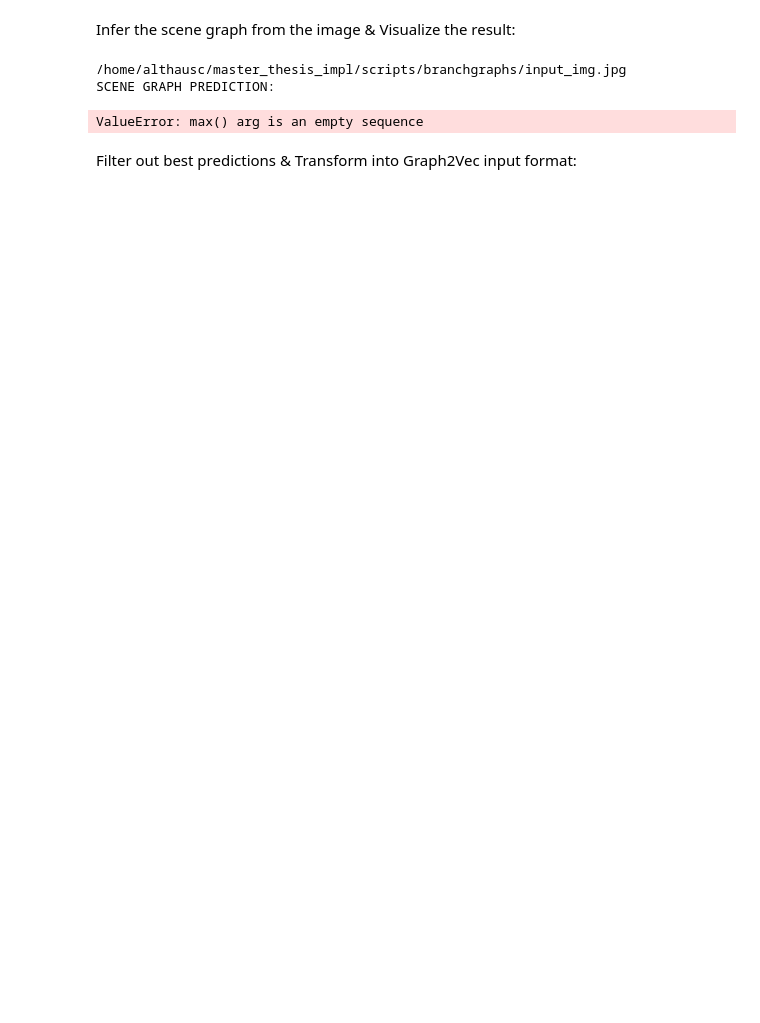
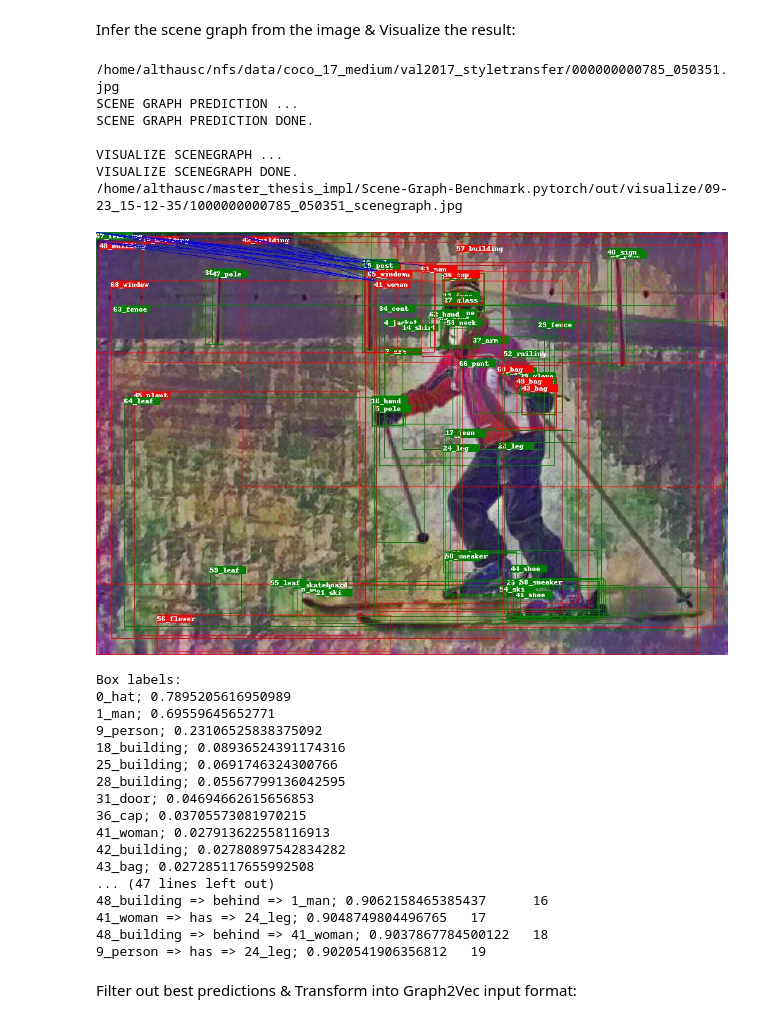
Before and after one commit to ChrisAlthaus/master_thesis_impl, a Jupyter notebook: scripts/branchgraphs/Image Retrieval by Scene Graphs.ipynb, the cells around one changed output. Cells and saved outputs as stored; diff of their text form; code cells hidden in the pictures; blank space fills up the shorter version.

```diff
--- a/scripts/branchgraphs/Image Retrieval by Scene Graphs.ipynb
+++ b/scripts/branchgraphs/Image Retrieval by Scene Graphs.ipynb
@@ -32,14 +39,41 @@ Infer the scene graph from the image & Visualize the result:
 # %%
 from predict_search_modules import predict_scenegraph, visualize_scenegraph
 
 annpath = predict_scenegraph(imgpath)
 
-imgs = visualize_scenegraph(annpath)
-display(Image(filename=imgs[0]))
+filterlabels = True #False
+imgpath, anns = visualize_scenegraph(annpath, filterlabels)
+print(imgpath)
+display(Image(filename=imgpath))
+
+with open(anns, 'r') as f:
+    print(f.read())
 # %% [output]
-/home/althausc/master_thesis_impl/scripts/branchgraphs/input_img.jpg
-SCENE GRAPH PREDICTION:
+/home/althausc/nfs/data/coco_17_medium/val2017_styletransfer/000000000785_050351.jpg
+SCENE GRAPH PREDICTION ...
+SCENE GRAPH PREDICTION DONE.
+
+VISUALIZE SCENEGRAPH ...
+VISUALIZE SCENEGRAPH DONE.
+/home/althausc/master_thesis_impl/Scene-Graph-Benchmark.pytorch/out/visualize/09-23_15-12-35/1000000000785_050351_scenegraph.jpg
+[figure, added]
-ValueError: max() arg is an empty sequence
+Box labels:
+0_hat; 0.7895205616950989
+1_man; 0.69559645652771
+9_person; 0.23106525838375092
+18_building; 0.08936524391174316
+25_building; 0.0691746324300766
+28_building; 0.05567799136042595
+31_door; 0.04694662615656853
+36_cap; 0.03705573081970215
+41_woman; 0.027913622558116913
+42_building; 0.02780897542834282
+43_bag; 0.027285117655992508
+... (47 lines left out)
+48_building => behind => 1_man; 0.9062158465385437      16
+41_woman => has => 24_leg; 0.9048749804496765   17
+48_building => behind => 41_woman; 0.9037867784500122   18
+9_person => has => 24_leg; 0.9020541906356812   19
 # %% [markdown]
 Filter out best predictions & Transform into Graph2Vec input format:
 # %%
```
Also changed, not shown: parts of 7 cells of this notebook, 8 other files.
